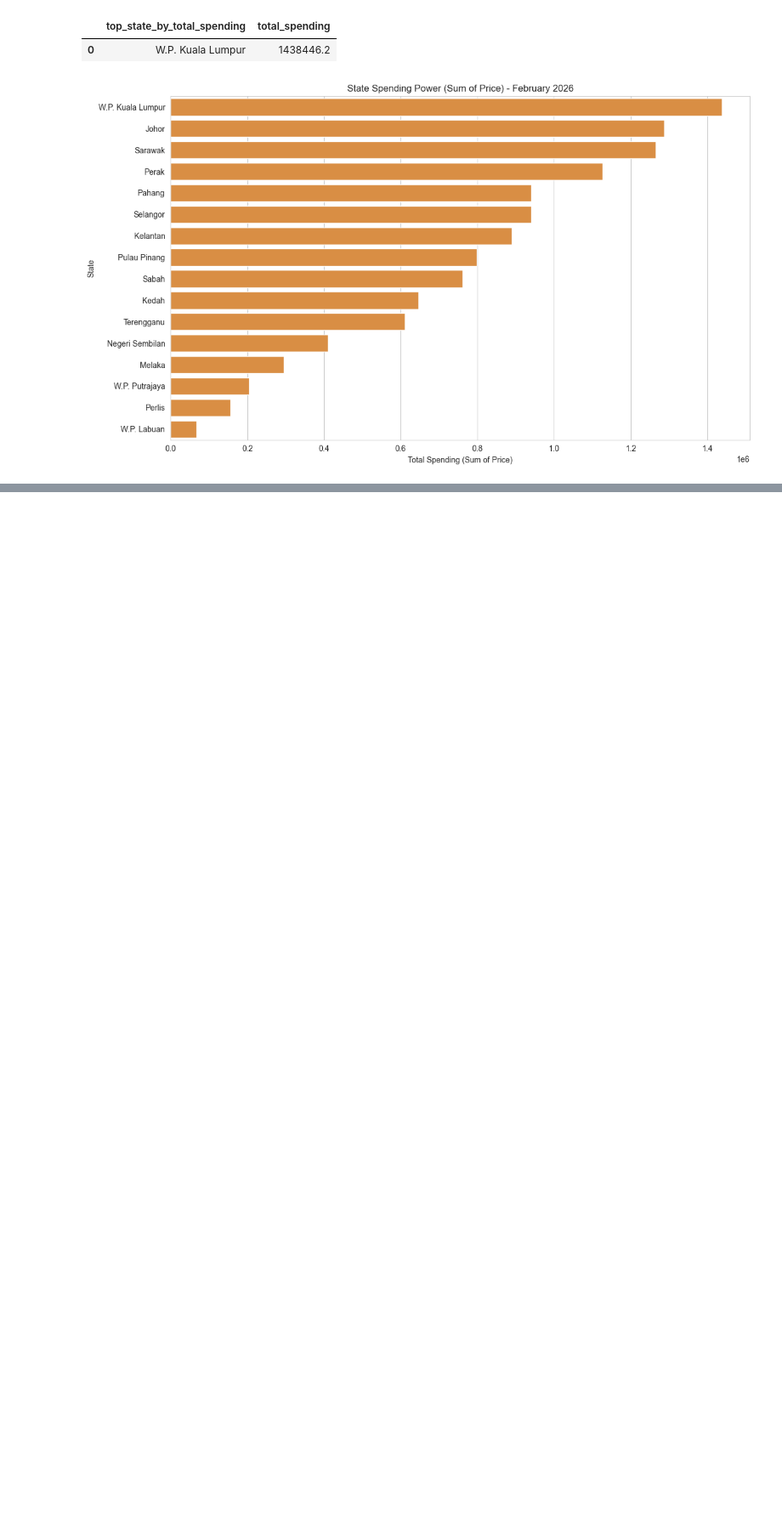
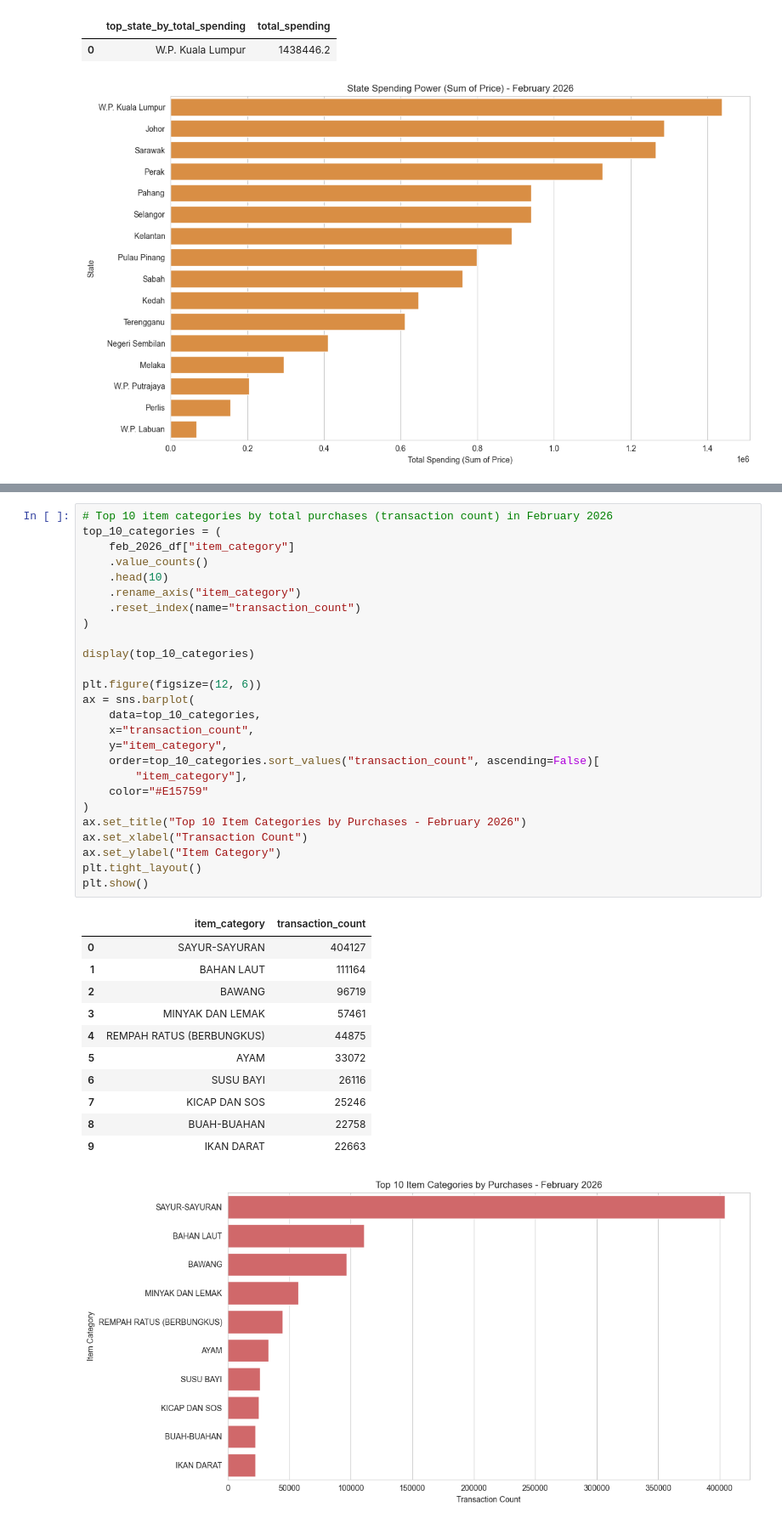
Before and after one commit to khorzhenwin/malaysian-economic-pricing, a Jupyter notebook: consumer-pricing-analysis.ipynb, the cells around one changed output, grey strips where cells are left out. Shown at 85% size. Saved outputs shown, nothing was run; the diff lists cells and outputs as text; blank space fills up the shorter version.

```diff
--- a/consumer-pricing-analysis.ipynb
+++ b/consumer-pricing-analysis.ipynb
@@ -244,0 +294,39 @@ plt.show()
+# %%
+# Top 10 item categories by total purchases (transaction count) in February 2026
+top_10_categories = (
+    feb_2026_df["item_category"]
+    .value_counts()
+    .head(10)
+    .rename_axis("item_category")
+    .reset_index(name="transaction_count")
+)
+
+display(top_10_categories)
+
+plt.figure(figsize=(12, 6))
+ax = sns.barplot(
+    data=top_10_categories,
+    x="transaction_count",
+    y="item_category",
+    order=top_10_categories.sort_values("transaction_count", ascending=False)[
+        "item_category"],
+    color="#E15759"
+)
+ax.set_title("Top 10 Item Categories by Purchases - February 2026")
+ax.set_xlabel("Transaction Count")
+ax.set_ylabel("Item Category")
+plt.tight_layout()
+plt.show()
+# %% [output]
+|  | item_category | transaction_count |
+| 0 | SAYUR-SAYURAN | 404127 |
+| 1 | BAHAN LAUT | 111164 |
+| 2 | BAWANG | 96719 |
+| 3 | MINYAK DAN LEMAK | 57461 |
+| 4 | REMPAH RATUS (BERBUNGKUS) | 44875 |
+| 5 | AYAM | 33072 |
+| 6 | SUSU BAYI | 26116 |
+| 7 | KICAP DAN SOS | 25246 |
+| 8 | BUAH-BUAHAN | 22758 |
+| 9 | IKAN DARAT | 22663 |
+[figure, added]
```
Also changed, not shown: parts of 10 cells of this notebook.
